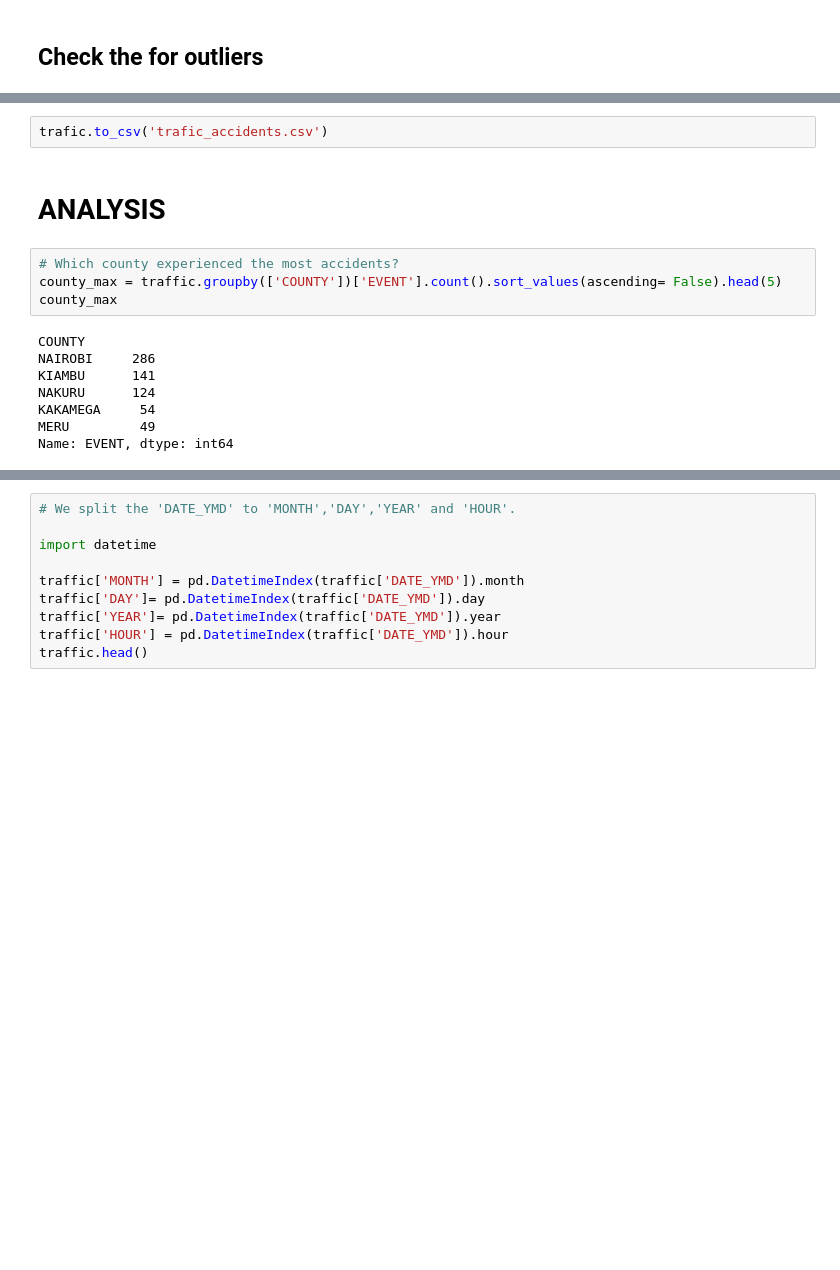
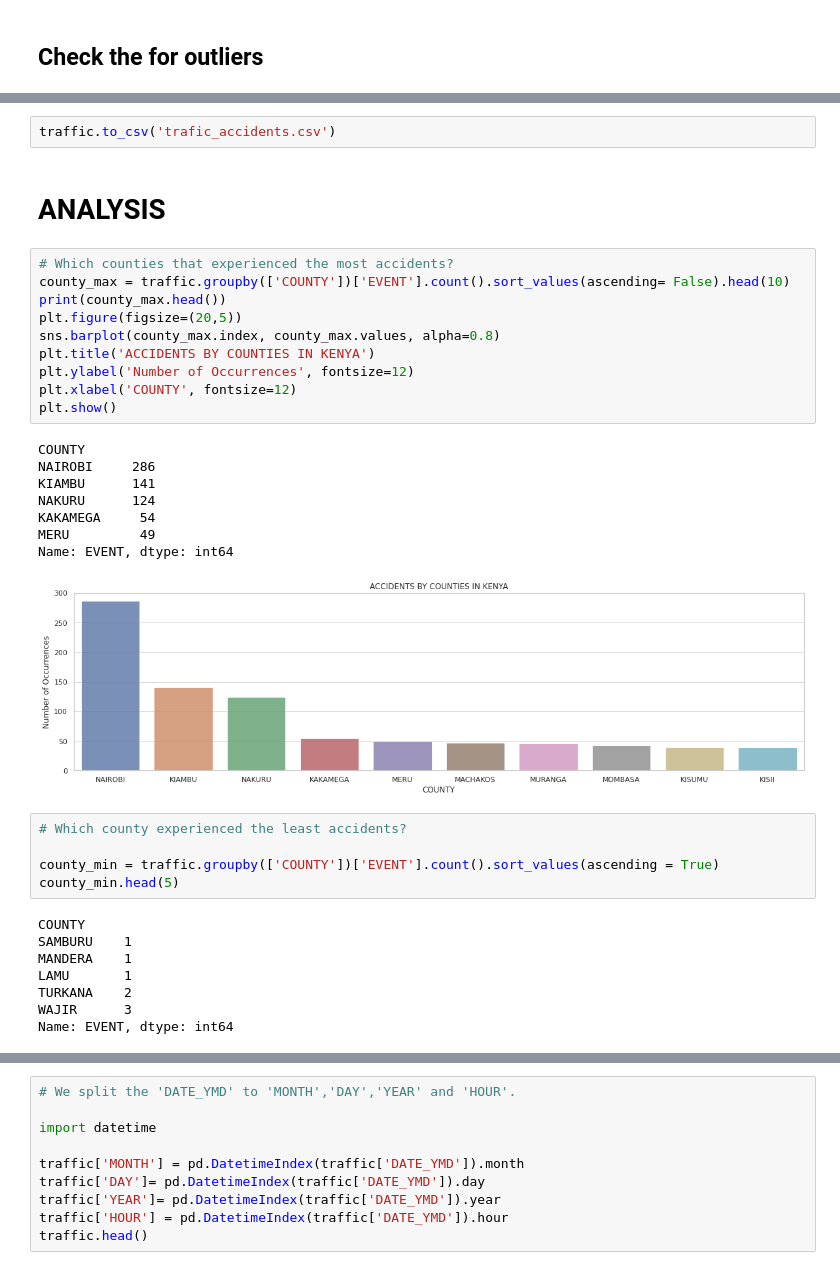
Before and after one commit to peterzk/Group-6-Project, a Jupyter notebook: GROUP_PROJECT.ipynb, the cells around one changed output, grey strips where cells are left out. Drawn from its saved outputs; the diff is of its cells as text; blank space fills up the shorter version.

```diff
--- a/GROUP_PROJECT.ipynb
+++ b/GROUP_PROJECT.ipynb
@@ -229,16 +251,36 @@ sns.distplot(traffic.INJURED)
 # %%
-trafic.to_csv('trafic_accidents.csv')
+traffic.to_csv('trafic_accidents.csv')
 # %% [markdown]
 # **ANALYSIS**
+# %%
+# Which counties that experienced the most accidents?
+county_max = traffic.groupby(['COUNTY'])['EVENT'].count().sort_values(ascending= False).head(10)
+print(county_max.head())
+plt.figure(figsize=(20,5))
+sns.barplot(county_max.index, county_max.values, alpha=0.8)
+plt.title('ACCIDENTS BY COUNTIES IN KENYA')
+plt.ylabel('Number of Occurrences', fontsize=12)
+plt.xlabel('COUNTY', fontsize=12)
+plt.show()
+# %% [output]
+COUNTY
+NAIROBI     286
+KIAMBU      141
+NAKURU      124
+KAKAMEGA     54
+MERU         49
+Name: EVENT, dtype: int64
+[figure, added]
 # %%
-# Which county experienced the most accidents?
-county_max = traffic.groupby(['COUNTY'])['EVENT'].count().sort_values(ascending= False).head(5)
-county_max
+# Which county experienced the least accidents?
+
+county_min = traffic.groupby(['COUNTY'])['EVENT'].count().sort_values(ascending = True)
+county_min.head(5)
 # %% [output]
 COUNTY
-NAIROBI     286
-KIAMBU      141
-NAKURU      124
-KAKAMEGA     54
-MERU         49
+SAMBURU    1
+MANDERA    1
+LAMU       1
+TURKANA    2
+WAJIR      3
 Name: EVENT, dtype: int64
```
Also changed, not shown: parts of 16 cells of this notebook.
